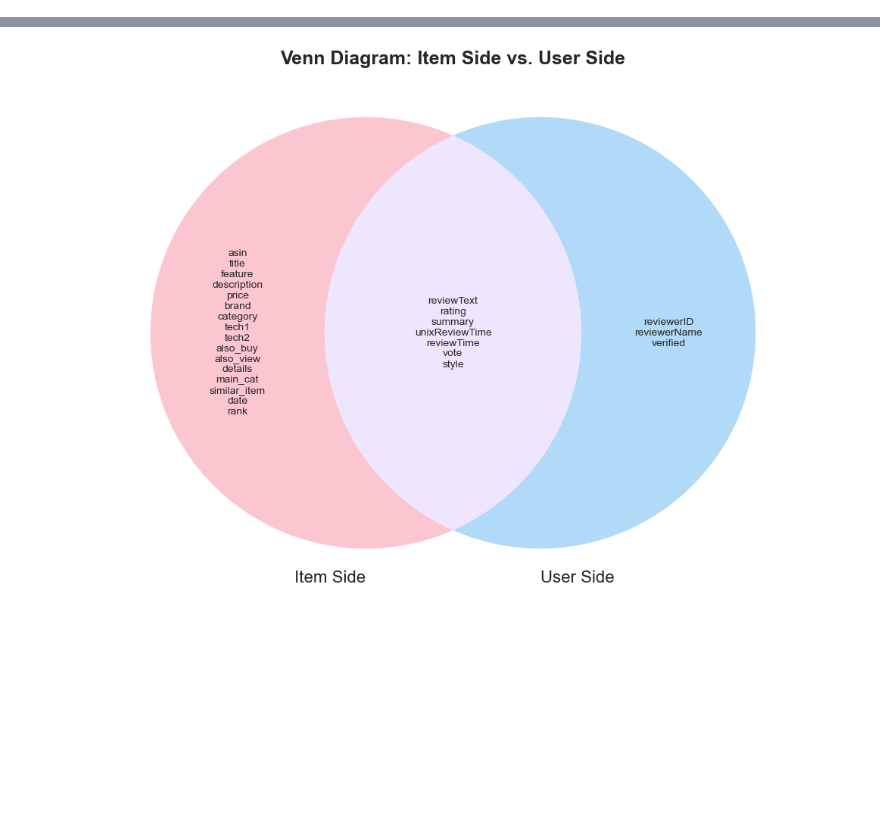
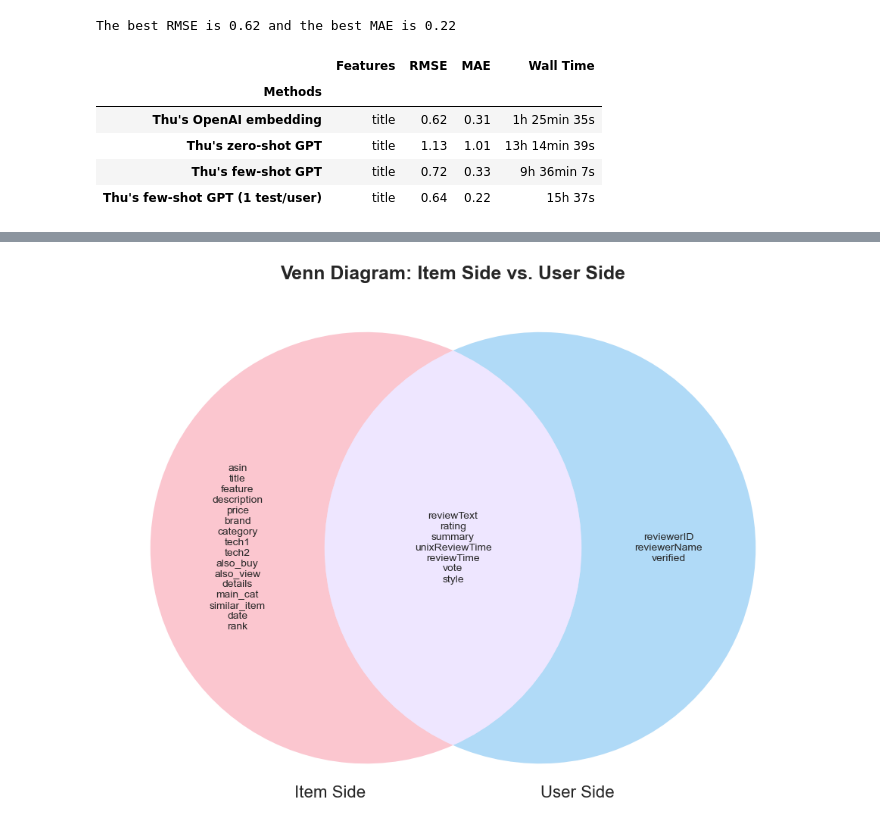
Before and after one commit to tnathu-ai/recommender-system-openAI, a Jupyter notebook: rec-sys/notebook/evaluation/amazon.ipynb, the cells around one changed output, grey strips where cells are left out. Cells and saved outputs as stored; diff of their text form; code cells hidden in the pictures; blank space fills up the shorter version.

```diff
--- a/rec-sys/notebook/evaluation/amazon.ipynb
+++ b/rec-sys/notebook/evaluation/amazon.ipynb
@@ -122,0 +118,22 @@ Plot saved
+# %%
+# Large Amazon
+df_large = df[df["Dataset"] == "Large Amazon"]
+df_large = df_large.drop(columns=["Dataset"])
+df_large = df_large.set_index("Methods")
+df_large = df_large.round(2)
+
+# best RMSE & MAE
+print(f'The best RMSE is {df_large["RMSE"].min()} and the best MAE is {df_large["MAE"].min()}')
+
+# export table latex
+df_large.style.to_latex("../latex/amazon_table_large.tex")
+
+df_large
+# %% [output]
+The best RMSE is 0.62 and the best MAE is 0.22
+|  | Features | RMSE | MAE | Wall Time |
+| Methods |  |  |  |  |
+| Thu's OpenAI embedding | title | 0.62 | 0.31 | 1h 25min 35s |
+| Thu's zero-shot GPT | title | 1.13 | 1.01 | 13h 14min 39s |
+| Thu's few-shot GPT | title | 0.72 | 0.33 | 9h 36min 7s |
+| Thu's few-shot GPT (1 test/user) | title | 0.64 | 0.22 | 15h 37s |
```
Also changed, not shown: parts of 7 cells of this notebook, 8 other files.
